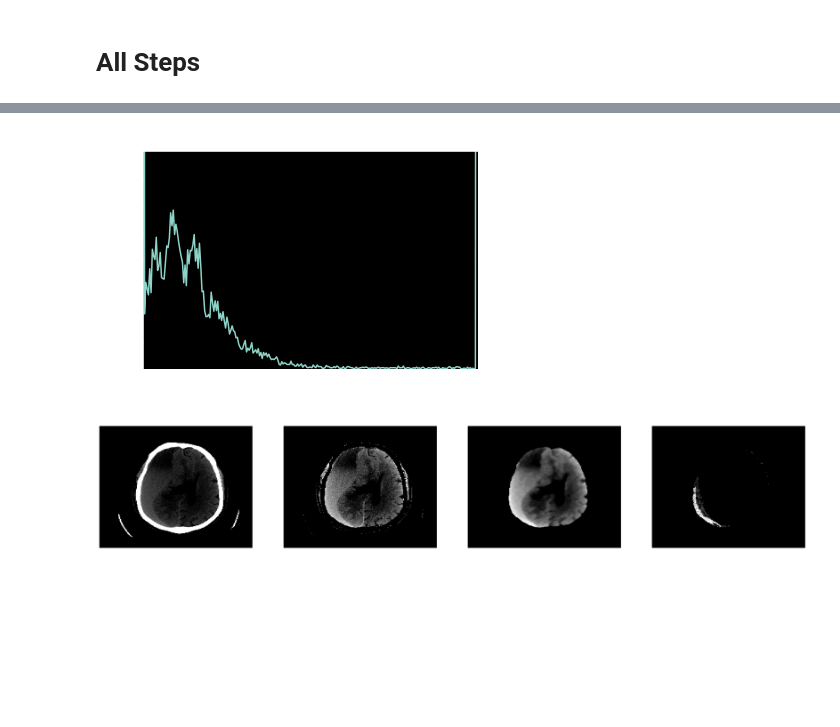
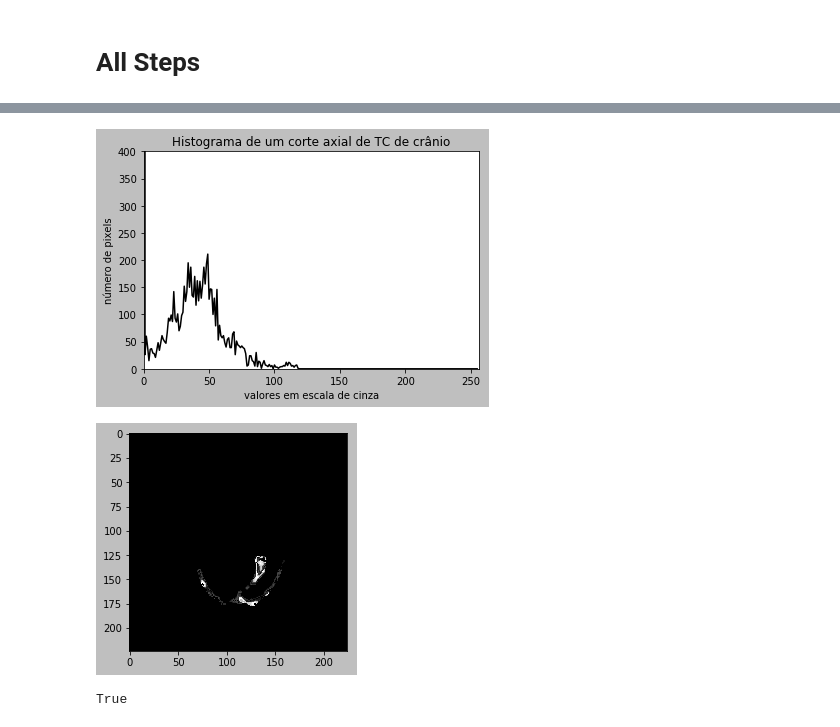
Before and after one commit to PinheiroRodrigo/StrokeDetection, a Jupyter notebook: DicomSegmentation.ipynb, the cells around one changed output, grey strips where cells are left out. Saved outputs shown, nothing was run; the diff lists cells and outputs as text; code cells hidden in the pictures; blank space fills up the shorter version.

```diff
--- a/DicomSegmentation.ipynb
+++ b/DicomSegmentation.ipynb
@@ -15,4 +15,4 @@ import matplotlib.pyplot as plt
 import matplotlib as mpl
 from scipy import ndimage
 from glob import glob
-pyplot.style.use('dark_background')
+pyplot.style.available
@@ -34,10 +52,10 @@ def save_processed_image(img, directory, filename):
     cv2.imwrite(processed_filepath, img)
 
 def save_histogram(histogram, h_directory, filename):
-    pyplot.figure(figsize=(2,2))
+    pyplot.figure(figsize=(4,4))
     pyplot.xlim([0, 250])
     pyplot.ylim([0, 400])
-    pyplot.axis('off')
+    pyplot.axis('on')
     pyplot.plot(histogram)
     pyplot.savefig(h_directory + "h-" + filename, bbox_inches=0)
     pyplot.close()
@@ -48,9 +66,9 @@ def plot_image(image):
 def plot_histogram(histogram):
     # configure and draw the histogram figure
     pyplot.figure()
-    pyplot.title("CT-Scan Histogram")
-    pyplot.xlabel("grayscale value")
-    pyplot.ylabel("pixels")
+    pyplot.title("Histograma de um corte axial de TC de crânio")
+    pyplot.xlabel("valores em escala de cinza")
+    pyplot.ylabel("número de pixels")
     pyplot.xlim([0, 256])
     # TODO: qual será o limite de y?
     pyplot.ylim([0, 400])
@@ -168,32 +209,57 @@ for i in range(n):
 # %%
 ### DCM PATH
 ### IHC, IPH, SAH
 # p = "/home/rodrigo/processed-dataset/1/dicoms/CT_2.55mm/CT17.dcm"
 ### IHC, IPH, EDH
 # p =  "/home/rodrigo/processed-dataset/4/dicoms/CT_5mm/CT16.dcm"
 ### IHC
-# p = "/home/rodrigo/samples-tcc/159/dicoms/CT11.dcm"
+p = "/home/rodrigo/samples-tcc/159/dicoms/CT11.dcm"
 ### IHC, EDH, SAH
 # p =  "/home/rodrigo/processed-dataset/181/dicoms/CT_5mm/CT17.dcm"
 ### SADIO
 # p =  "/home/rodrigo/processed-dataset/214/dicoms/CT_55mm_Plain/CT23.dcm"
 ### IHC, SDH
-p =  "/home/rodrigo/processed-dataset/274/dicoms/CT_55mm_Plain/CT21.dcm"
+# p =  "/home/rodrigo/processed-dataset/274/dicoms/CT_55mm_Plain/CT21.dcm"
 
-## PARAMETERS
+## ESCURAS
+# p =  "/home/rodrigo/processed-dataset/214/dicoms/CT_55mm_Plain/CT23.dcm"
+# p =  "/home/rodrigo/processed-dataset/19/dicoms/CT_Plain/CT13.dcm"
+# p =  "/home/rodrigo/processed-dataset/107/dicoms/CT_55mm_Plain-2/CT14.dcm"
+# p =  "/home/rodrigo/processed-dataset/452/dicoms/CT_Plain/CT14.dcm"
+# p =  "/home/rodrigo/processed-dataset/446/dicoms/CT_Plain/CT14.dcm"
+# p =  "/home/rodrigo/processed-dataset/452/dicoms/CT_Plain/CT14.dcm"
+# p =  "/home/rodrigo/processed-dataset/305/dicoms/CT_55mm_Plain/CT35.dcm"
+
+
+## PARAMETERS CLARAS
 ww = 70; wl = 100; m_filter = 5; b_ww = 70; b_wl = 50; b_low = 120; b_upp = 260;
+## PARAMETERS ESCURAS
+# ww = 47; wl = 110; m_filter = 3; b_ww = 80; b_wl = 80; b_low = 120; b_upp = 260;
+
+pyplot.style.use('grayscale')
+
 original, no_bone, median, no_tissues = full_slice_process(p, ww, wl, m_filter, b_ww, b_wl, b_low, b_upp)
-plot_histogram(generate_histogram(original))
+
+hist = generate_histogram(median)
+plot_histogram(hist)
+save_histogram(hist, "/home/rodrigo/Projects/TCC/histograms/", "median-159.png")
+
 ret3,bin_thresh = cv2.threshold(no_tissues,65,150,cv2.THRESH_BINARY)
 binary = np.bitwise_and(no_tissues, bin_thresh, bin_thresh)
 lista = [original, no_bone, no_tissues, binary]
+plt.imshow(binary, 'gray')
 ### PLOTS
 n = 4
-for i in range(n):
-    plt.subplot(4,4,i+1)
-    plt.imshow(lista[i],'gray', aspect='auto')
-    plt.xticks([]), plt.yticks([])
-    plt.subplots_adjust(bottom=1.5, right=6.0, top=8.5)
+# for i in range(n):
+#     plt.subplot(4,4,i+1)
+#     plt.imshow(lista[i],'gray', aspect='auto')
+#     plt.xticks([]), plt.yticks([])
+#     plt.subplots_adjust(bottom=1.5, right=6.0, top=8.5)
 # %% [output]
-[figure, old version]
+[figure, new version]
-[figure, old version]
+[figure, new version]
+# %%
+directory = "/home/rodrigo/Projects/TCC/resultados/"
+cv2.imwrite(directory + "274-proceessado.jpg", binary)
+# %% [output]
+True
```
Also changed, not shown: parts of 4 cells of this notebook.
